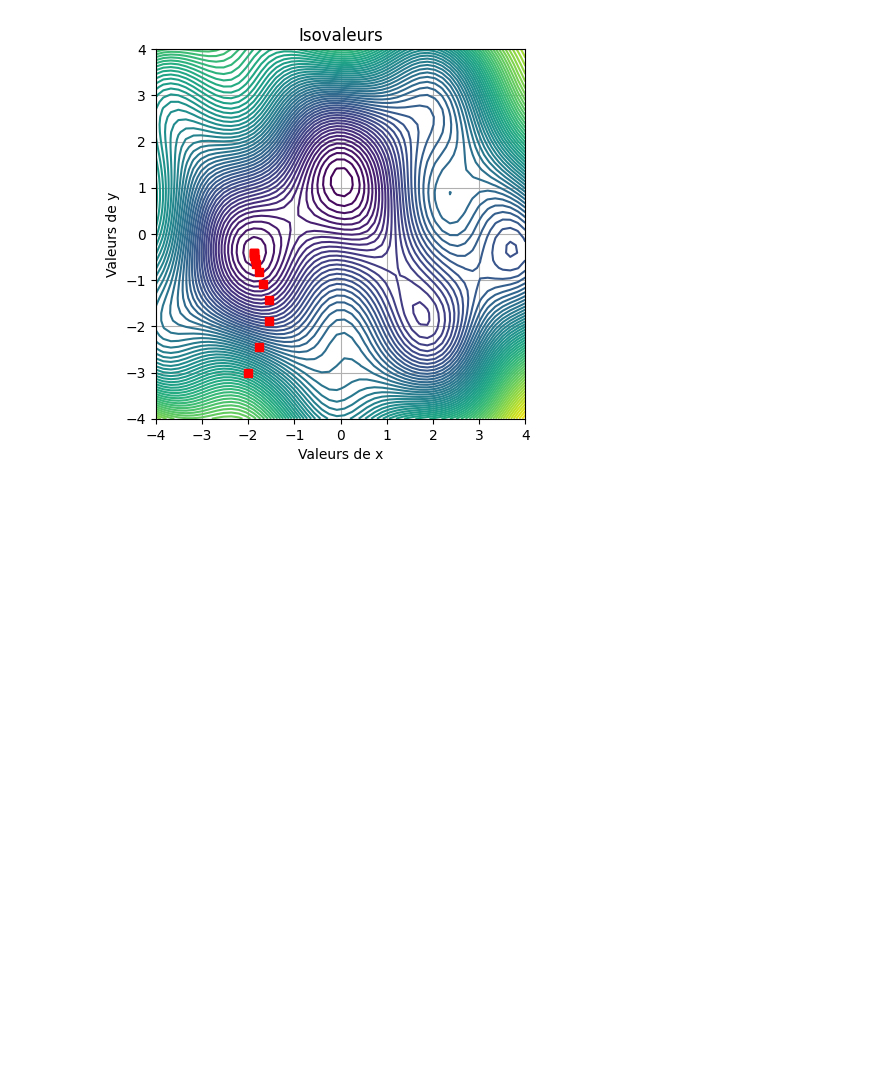
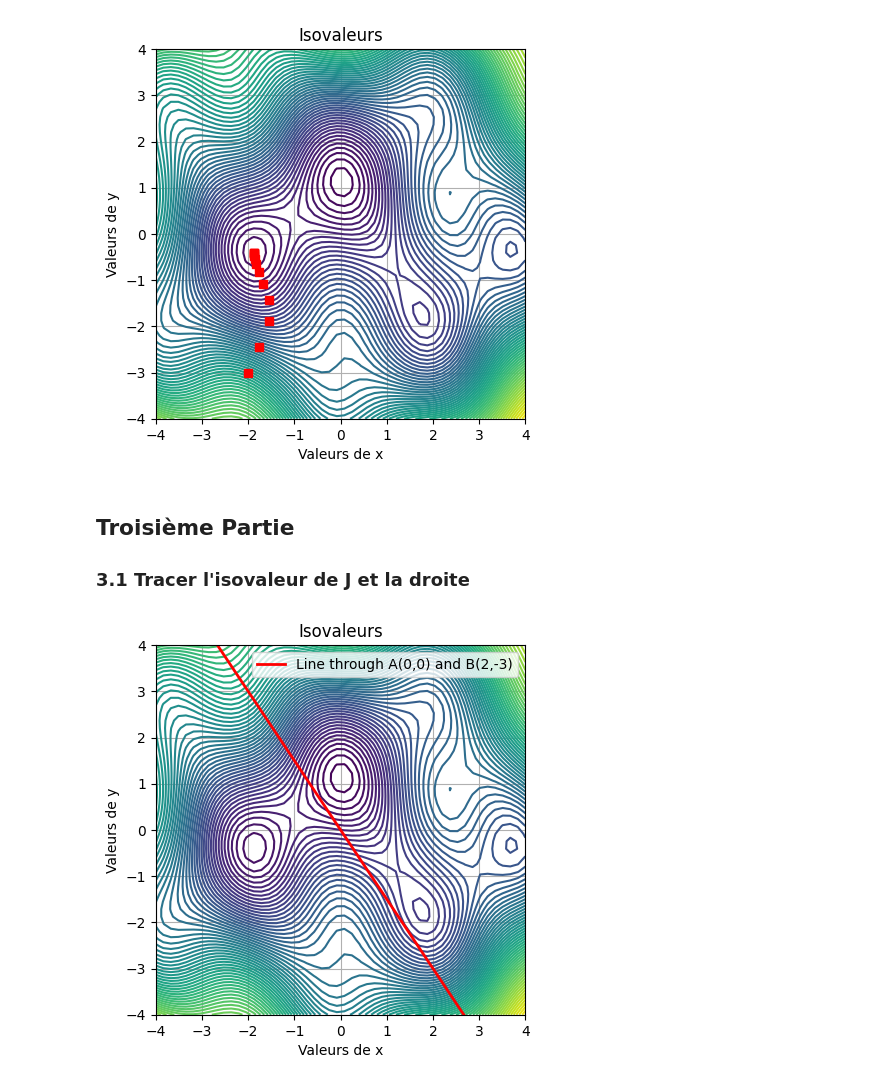
Before and after one commit to GitMass/M1-OPT-TP3, a Jupyter notebook: TP3_notebook.ipynb, the cells around one changed output. Cells and saved outputs as stored; diff of their text form; code cells hidden in the pictures; blank space fills up the shorter version.

Commit message:
partie 3
deja fini

```diff
--- a/TP3_notebook.ipynb
+++ b/TP3_notebook.ipynb
@@ -87,3 +97,14 @@ La recherche du minimum à convergé :  True
 Le nombre d'itérations :  12
 Le dernier point obtenu :  [-1.87058494 -0.40227924]
 [figure]
+# %% [markdown]
+## Troisième Partie
+### 3.1 Tracer l'isovaleur de J et la droite
+# %%
+a = [0,0]; b = [2,-3]
+y = main.StraightEq(a,b,x1d)
+
+main.ImprimeIsovaleur(main.J,x2d,y2d)
+main.DrawStraignt(x1d,y)
+# %% [output]
+[figure, added]
```
Also changed, not shown: parts of 13 cells of this notebook, 1 other file.
